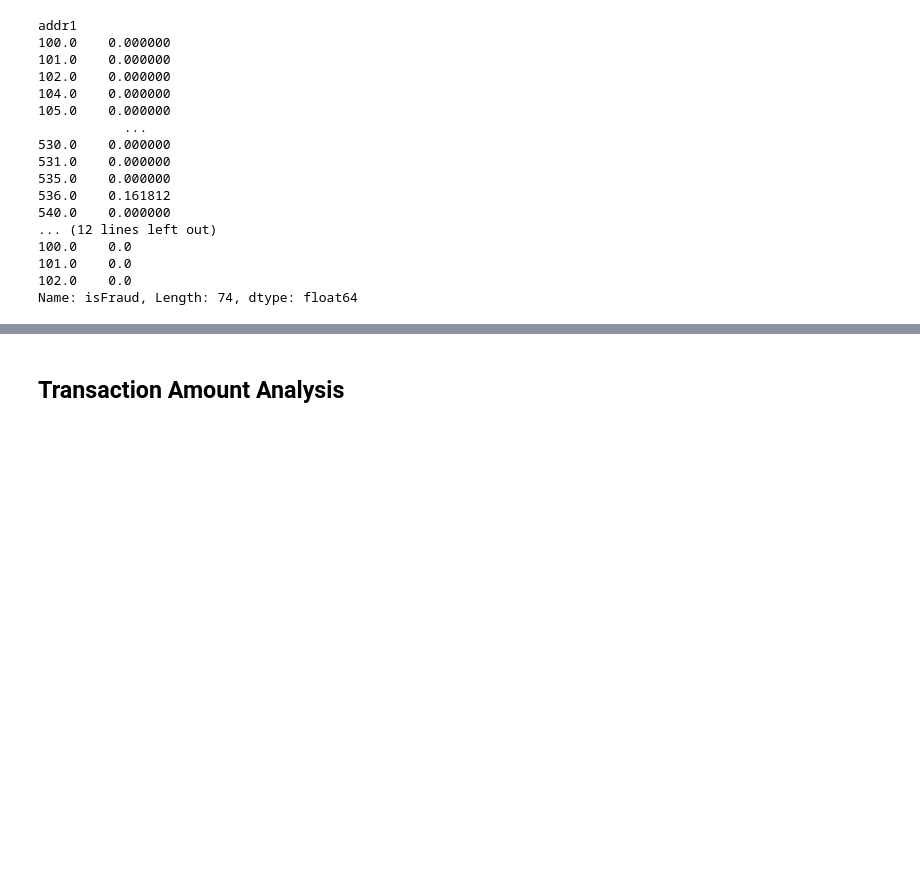
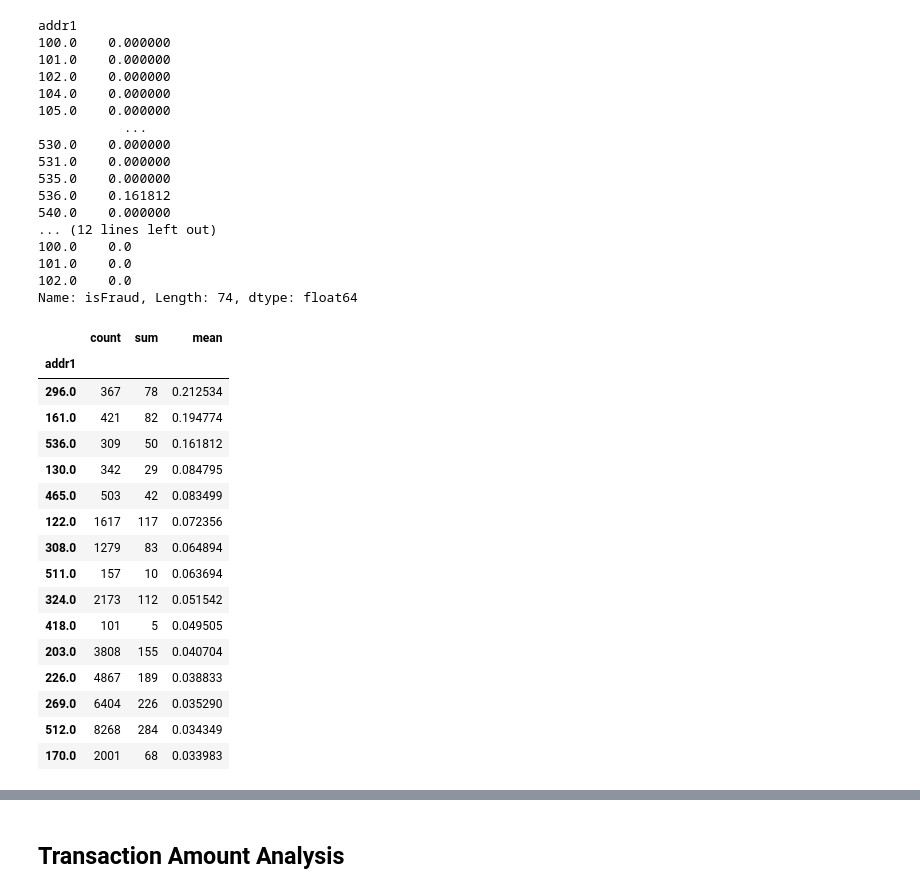
Before and after one commit to Mansi-Jadhav/End-to-End-Fraud-Detection, a Jupyter notebook: 1. EDA.ipynb, the cells around one changed output, grey strips where cells are left out. Cells and saved outputs as stored; diff of their text form; code cells hidden in the pictures; blank space fills up the shorter version.

```diff
--- a/1. EDA.ipynb
+++ b/1. EDA.ipynb
@@ -686,3 +693,35 @@ addr1
 101.0    0.0
 102.0    0.0
 Name: isFraud, Length: 74, dtype: float64
+# %%
+addr1_stats = (
+    train.groupby('addr1')['isFraud']
+    .agg(['count','sum','mean'])
+)
+
+addr1_stats = addr1_stats[
+    addr1_stats['count'] >= 100
+]
+
+addr1_stats.sort_values(
+    'mean',
+    ascending=False
+).head(15)
+# %% [output]
+|  | count | sum | mean |
+| addr1 |  |  |  |
+| 296.0 | 367 | 78 | 0.212534 |
+| 161.0 | 421 | 82 | 0.194774 |
+| 536.0 | 309 | 50 | 0.161812 |
+| 130.0 | 342 | 29 | 0.084795 |
+| 465.0 | 503 | 42 | 0.083499 |
+| 122.0 | 1617 | 117 | 0.072356 |
+| 308.0 | 1279 | 83 | 0.064894 |
+| 511.0 | 157 | 10 | 0.063694 |
+| 324.0 | 2173 | 112 | 0.051542 |
+| 418.0 | 101 | 5 | 0.049505 |
+| 203.0 | 3808 | 155 | 0.040704 |
+| 226.0 | 4867 | 189 | 0.038833 |
+| 269.0 | 6404 | 226 | 0.035290 |
+| 512.0 | 8268 | 284 | 0.034349 |
+| 170.0 | 2001 | 68 | 0.033983 |
```
Also changed, not shown: parts of 22 cells of this notebook.
